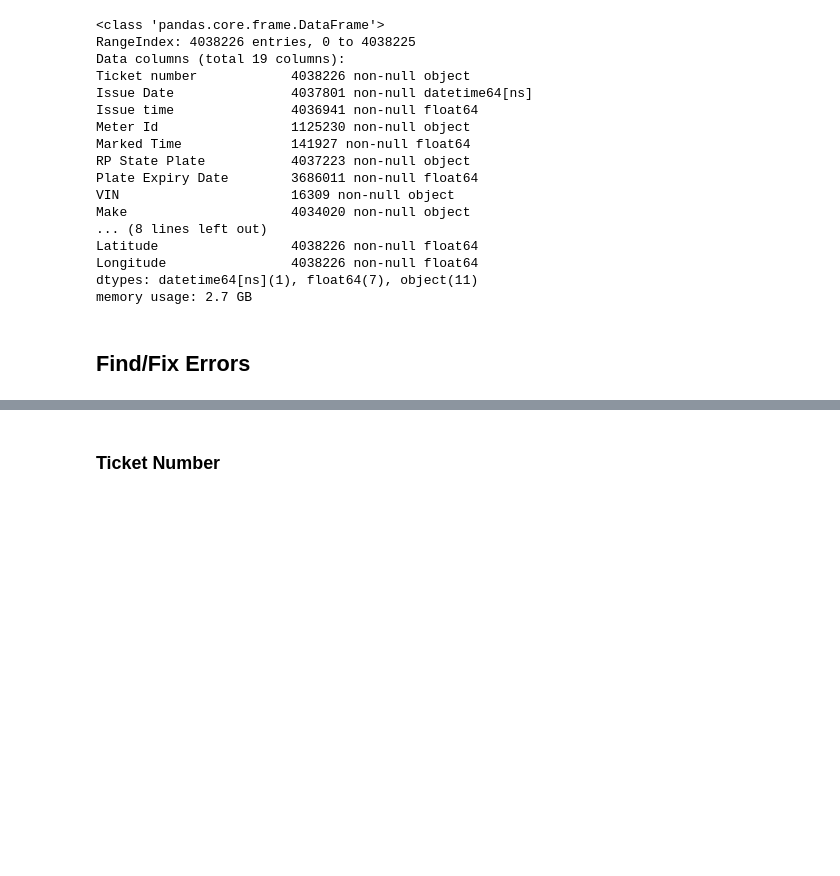
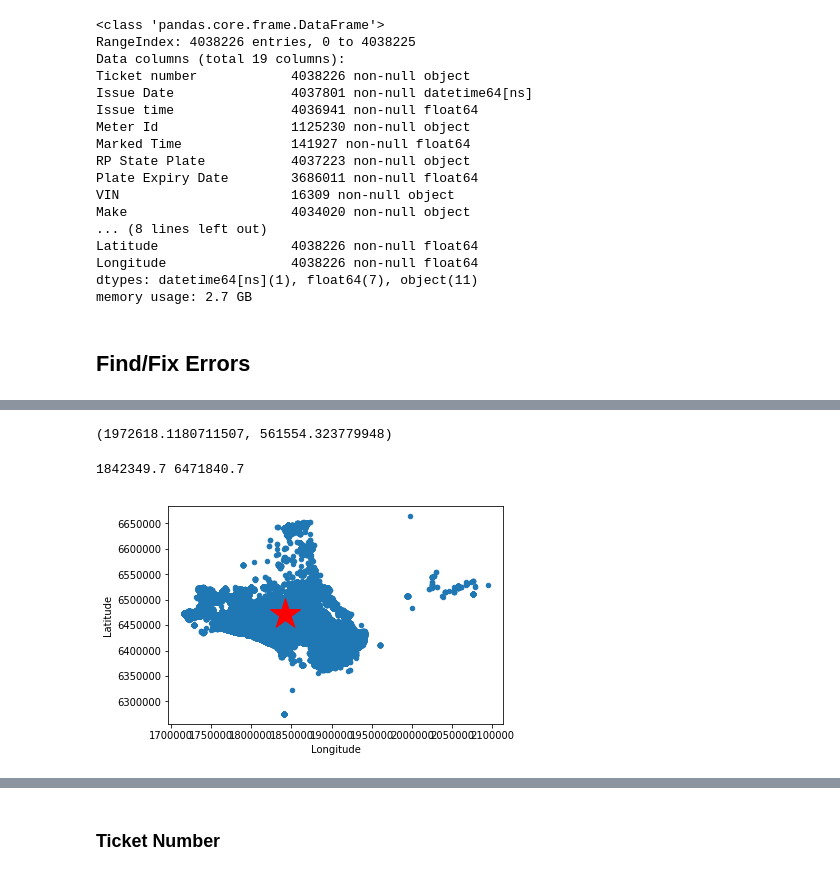
Before and after one commit to jachen36/2018_la_parking_citation, a Jupyter notebook: cleaning.ipynb, the cells around one changed output, grey strips where cells are left out. Saved outputs shown, nothing was run; the diff lists cells and outputs as text; code cells hidden in the pictures; blank space fills up the shorter version.

```diff
--- a/cleaning.ipynb
+++ b/cleaning.ipynb
@@ -52,0 +124,8 @@ memory usage: 2.7 GB
+# %%
+pyproj.transform(p1 = wgs84, p2 = nad83, x = -118.296581, y = 34.054549)
+# %% [output]
+(1972618.1180711507, 561554.323779948)
+# %%
+print(tmp2[0], tmp1[0])
+# %% [output]
+1842349.7 6471840.7
@@ -52,0 +134,9 @@ memory usage: 2.7 GB
+# %%
+tmp_btw = df['Longitude'].between(1600000, 2100000)
+# %%
+df.loc[tmp_btw, ['Latitude', 'Longitude']].plot.scatter('Longitude', 'Latitude')
+## 3069 SAN MARINO ST is in the relatively correct location
+plt.scatter(1842349.7, 6471840.7, marker = '*', s = 500, c = 'r')
+plt.show()
+# %% [output]
+[figure, added]
```
Also changed, not shown: parts of 23 cells of this notebook, 2 other files.
